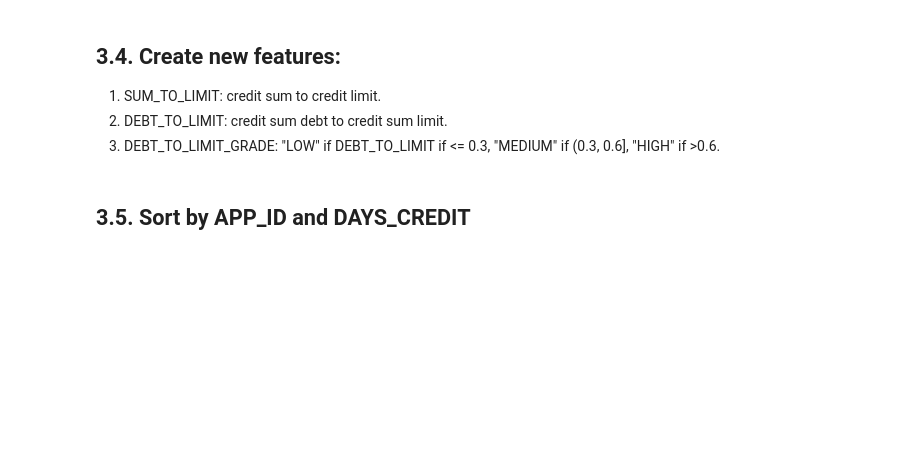
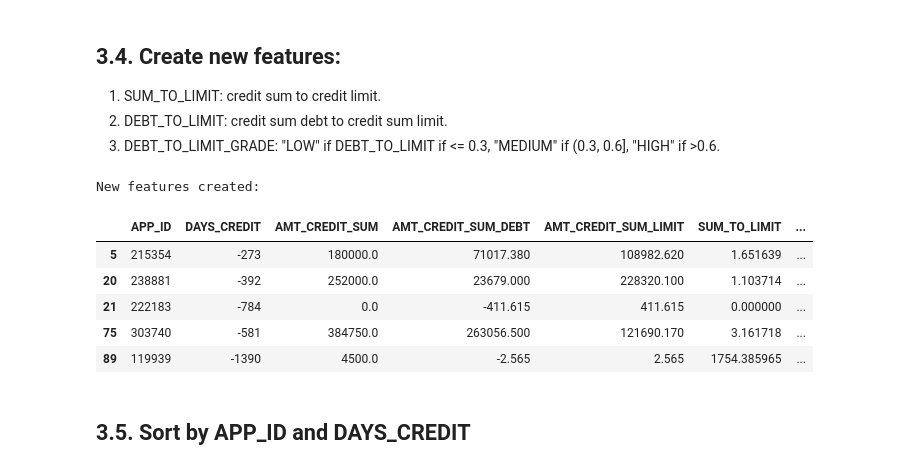
Before and after one commit to SOMNIVM/STA2546, a Jupyter notebook: Session 1/dataframe_exercises.ipynb, the cells around one changed output. Drawn from its saved outputs; the diff is of its cells as text; code cells hidden in the pictures; blank space fills up the shorter version.

```diff
--- a/Session 1/dataframe_exercises.ipynb
+++ b/Session 1/dataframe_exercises.ipynb
@@ -68,7 +98,35 @@ pass
 2. DEBT_TO_LIMIT: credit sum debt to credit sum limit.
 3. DEBT_TO_LIMIT_GRADE: "LOW" if DEBT_TO_LIMIT if <= 0.3, "MEDIUM" if (0.3, 0.6], "HIGH" if >0.6.
 # %%
-pass
+# 1. SUM_TO_LIMIT: credit sum to credit limit
+df["SUM_TO_LIMIT"] = df["AMT_CREDIT_SUM"] / df["AMT_CREDIT_SUM_LIMIT"]
+
+# 2. DEBT_TO_LIMIT: credit sum debt to credit sum limit
+df["DEBT_TO_LIMIT"] = df["AMT_CREDIT_SUM_DEBT"] / df["AMT_CREDIT_SUM_LIMIT"]
+
+# 3. DEBT_TO_LIMIT_GRADE: categorize based on DEBT_TO_LIMIT
+def categorize_debt_ratio(ratio: float) -> str:
+    if pd.isna(ratio):
+        return None
+    elif ratio <= 0.3:
+        return "LOW"
+    elif ratio <= 0.6:
+        return "MEDIUM"
+    else:
+        return "HIGH"
+
+df["DEBT_TO_LIMIT_GRADE"] = df["DEBT_TO_LIMIT"].apply(categorize_debt_ratio)
+
+print("New features created:")
+df.head()
+# %% [output]
+New features created:
+|  | APP_ID | DAYS_CREDIT | AMT_CREDIT_SUM | AMT_CREDIT_SUM_DEBT | AMT_CREDIT_SUM_LIMIT | SUM_TO_LIMIT | ... |
+| 5 | 215354 | -273 | 180000.0 | 71017.380 | 108982.620 | 1.651639 | ... |
+| 20 | 238881 | -392 | 252000.0 | 23679.000 | 228320.100 | 1.103714 | ... |
+| 21 | 222183 | -784 | 0.0 | -411.615 | 411.615 | 0.000000 | ... |
+| 75 | 303740 | -581 | 384750.0 | 263056.500 | 121690.170 | 3.161718 | ... |
+| 89 | 119939 | -1390 | 4500.0 | -2.565 | 2.565 | 1754.385965 | ... |
 # %% [markdown]
 ## 3.5. Sort by APP_ID and DAYS_CREDIT
 # %%
```
Also changed, not shown: parts of 10 cells of this notebook, 2 other files.
